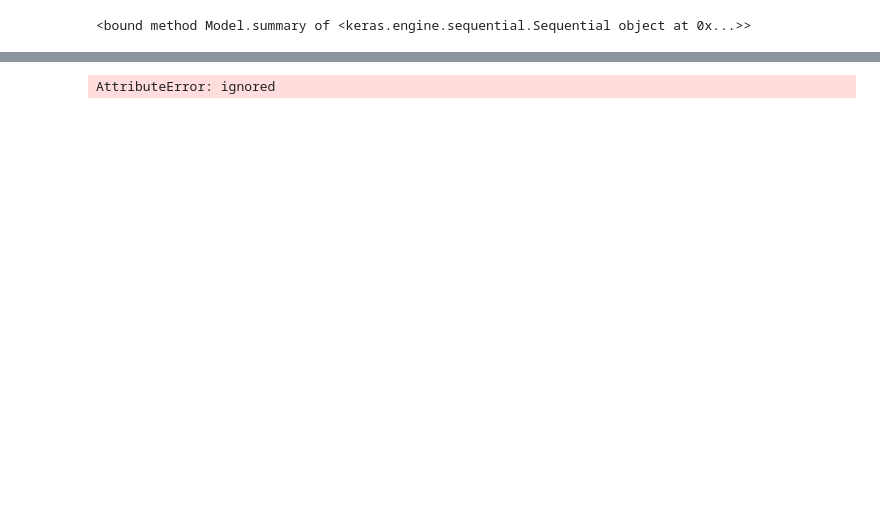
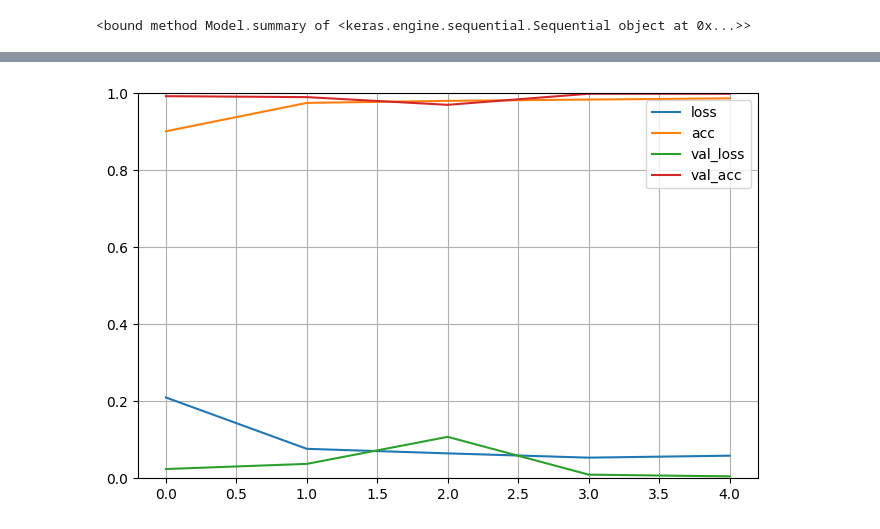
Before and after one commit to kunalNbadgujar/Face-Mask-Detection-Deep-Learning-Project-, a Jupyter notebook: Face_Mask_Detection.ipynb, the cells around one changed output, grey strips where cells are left out. Saved outputs shown, nothing was run; the diff lists cells and outputs as text; code cells hidden in the pictures; blank space fills up the shorter version.

```diff
--- a/Face_Mask_Detection.ipynb
+++ b/Face_Mask_Detection.ipynb
@@ -75,7 +75,7 @@ test_data_gen = ImageDataGenerator(
     rescale = 1./255
 )
 # %%
-train_generator =  trian_data_gen.flow_from_directory(
+train_generator =  train_data_gen.flow_from_directory(
     train_dir,
     target_size=(128, 128),
     batch_size = 20,
@@ -244,5 +249,5 @@ model_VGG19.summary
 <bound method Model.summary of <keras.engine.sequential.Sequential object at 0x...>>
 # %%
 model_VGG19.compile(loss = 'binary_crossentropy',
-                    optimizer=optimizers.RMSprop(lr=1e-4),
+                    optimizer=optimizers.RMSprop(learning_rate=1e-4),
                     metrics=['acc'])
@@ -251,5 +254,6 @@ WARNING:absl:`lr` is deprecated in Keras optimizer, please use `learning_rate` o
 # %%
-history_VGG19 = model.fit(
+
+history = model_VGG19.fit(
     train_generator,
     steps_per_epoch = 500,
     epochs = 5,
@@ -270,4 +273,0 @@ Epoch 5/5
-# %%
-pd.DataFrame(history_VGG19.history_VGG19)
-# %% [output]
-AttributeError: ignored
@@ -273,0 +276,7 @@ AttributeError: ignored
+# %%
+pd.DataFrame(history.history).plot(figsize=(8,5))
+plt.grid(True)
+plt.gca().set_ylim(0,1)
+plt.show()
+# %% [output]
+[figure, added]
```
Also changed, not shown: parts of 7 cells of this notebook.
